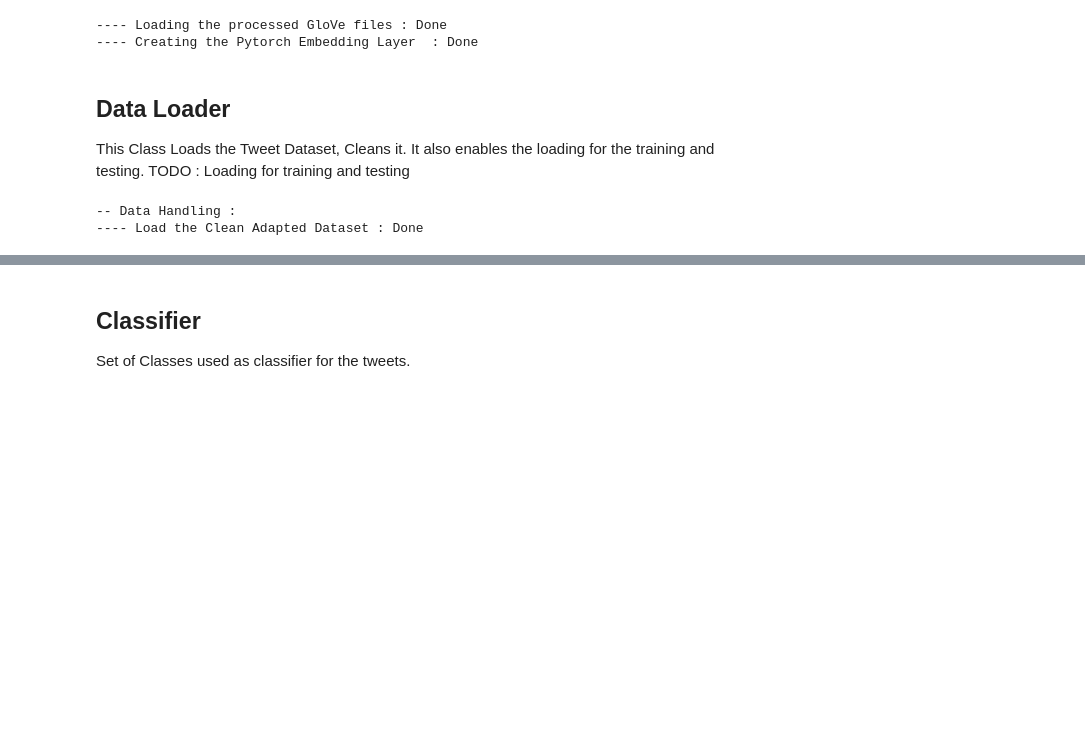
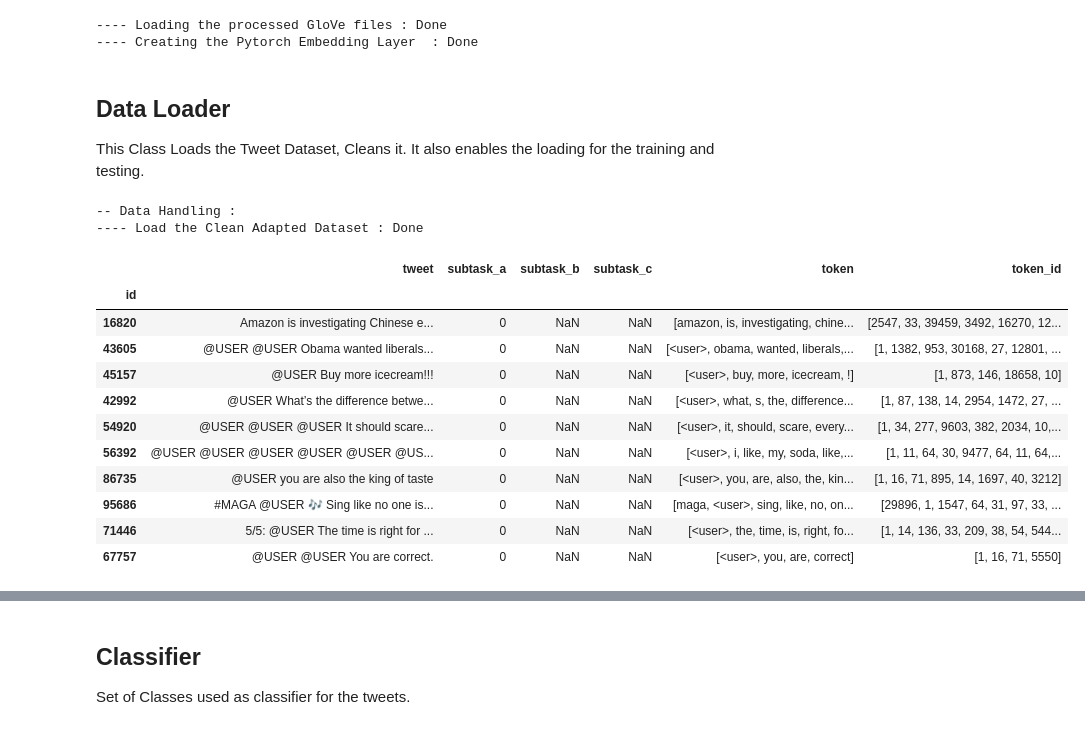
Before and after one commit to adrianlwn/SemEval-2019-Task-6, a Jupyter notebook: Offensive_language_identification_GPU.ipynb, the cells around one changed output, grey strips where cells are left out. Drawn from its saved outputs; the diff is of its cells as text; code cells hidden in the pictures; blank space fills up the shorter version.

```diff
--- a/Offensive_language_identification_GPU.ipynb
+++ b/Offensive_language_identification_GPU.ipynb
@@ -135,7 +135,6 @@ myEmbedding = GloVe_embedding(dim_vect=200)
 # %% [markdown]
 ## Data Loader
 This Class Loads the Tweet Dataset, Cleans it. It also enables the loading for the training and testing.
-TODO : Loading for training and testing
 # %%
 class TestTweetDataset(Dataset):
     '''
@@ -489,0 +487,15 @@ train = mydata.getDataset(dataT='validation',subtask='subtask_c')
+# %%
+mydata.data['train']['subtask_a'].head(10)
+# %% [output]
+|  | tweet | subtask_a | subtask_b | subtask_c | token | token_id |
+| id |  |  |  |  |  |  |
+| 16820 | Amazon is investigating Chinese e... | 0 | NaN | NaN | [amazon, is, investigating, chine... | [2547, 33, 39459, 3492, 16270, 12... |
+| 43605 | @USER @USER Obama wanted liberals... | 0 | NaN | NaN | [<user>, obama, wanted, liberals,... | [1, 1382, 953, 30168, 27, 12801, ... |
+| 45157 | @USER Buy more icecream!!! | 0 | NaN | NaN | [<user>, buy, more, icecream, !] | [1, 873, 146, 18658, 10] |
+| 42992 | @USER What’s the difference betwe... | 0 | NaN | NaN | [<user>, what, s, the, difference... | [1, 87, 138, 14, 2954, 1472, 27, ... |
+| 54920 | @USER @USER @USER It should scare... | 0 | NaN | NaN | [<user>, it, should, scare, every... | [1, 34, 277, 9603, 382, 2034, 10,... |
+| 56392 | @USER @USER @USER @USER @USER @US... | 0 | NaN | NaN | [<user>, i, like, my, soda, like,... | [1, 11, 64, 30, 9477, 64, 11, 64,... |
+| 86735 | @USER you are also the king of taste | 0 | NaN | NaN | [<user>, you, are, also, the, kin... | [1, 16, 71, 895, 14, 1697, 40, 3212] |
+| 95686 | #MAGA @USER 🎶 Sing like no one is... | 0 | NaN | NaN | [maga, <user>, sing, like, no, on... | [29896, 1, 1547, 64, 31, 97, 33, ... |
+| 71446 | 5/5: @USER The time is right for ... | 0 | NaN | NaN | [<user>, the, time, is, right, fo... | [1, 14, 136, 33, 209, 38, 54, 544... |
+| 67757 | @USER @USER You are correct. | 0 | NaN | NaN | [<user>, you, are, correct] | [1, 16, 71, 5550] |
```
Also changed, not shown: parts of 36 cells of this notebook.
